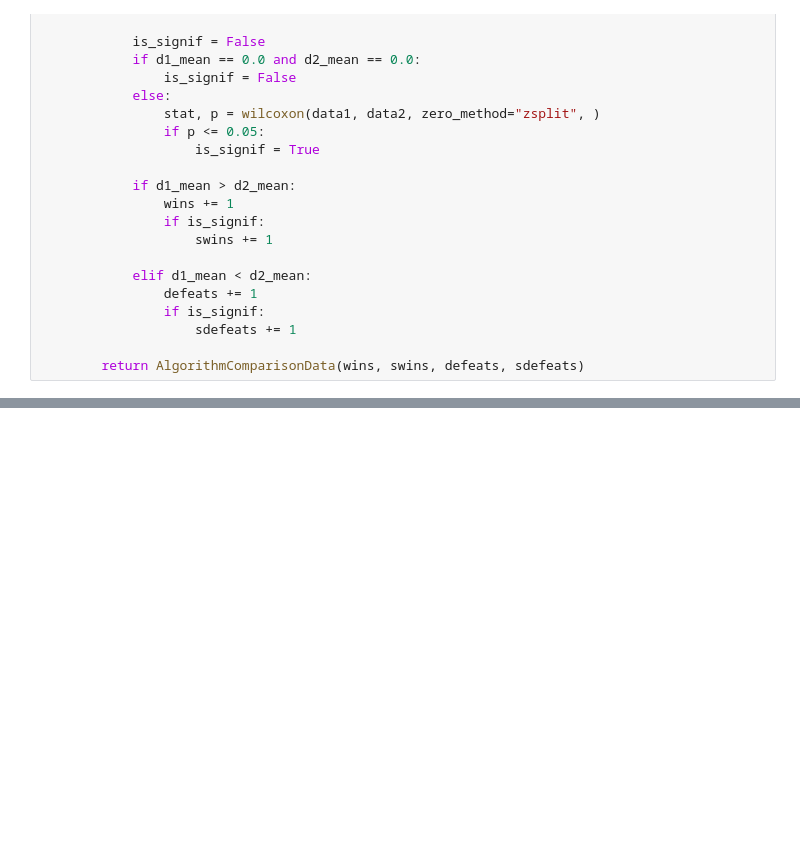
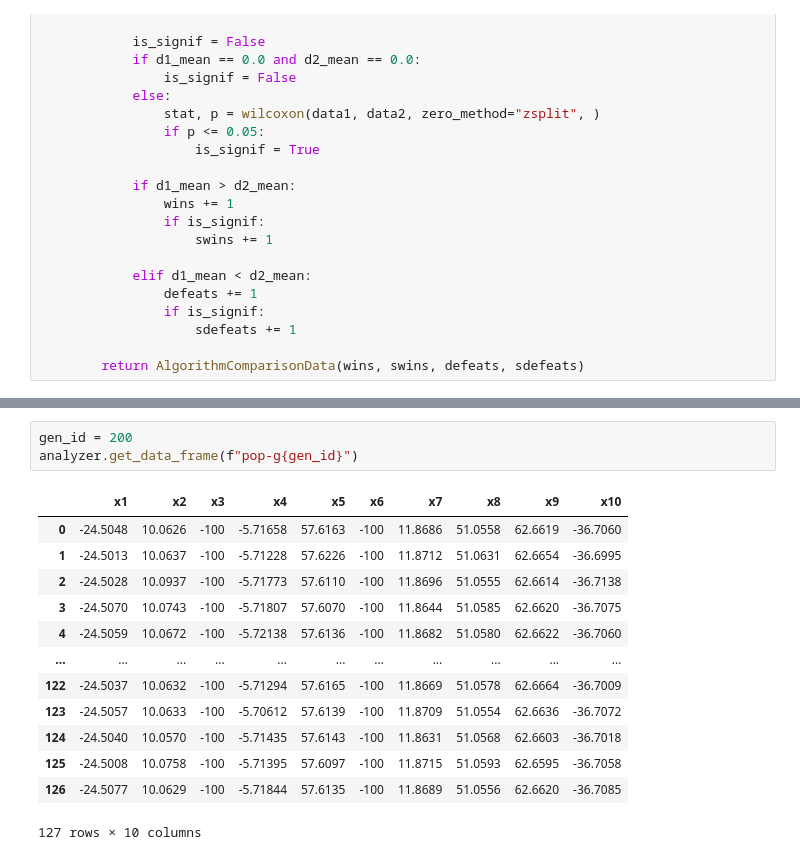
Before and after one commit to raphaelgoms/analysis-scripts, a Jupyter notebook: exps-data-analyzer.ipynb, the cells around one changed output, grey strips where cells are left out. Saved outputs shown, nothing was run; the diff lists cells and outputs as text; blank space fills up the shorter version.

```diff
--- a/exps-data-analyzer.ipynb
+++ b/exps-data-analyzer.ipynb
@@ -82,0 +128,17 @@ defeats: 12(2)
+# %%
+gen_id = 200
+analyzer.get_data_frame(f"pop-g{gen_id}")
+# %% [output]
+|  | x1 | x2 | x3 | x4 | x5 | x6 | x7 | x8 | x9 | x10 |
+| 0 | -24.5048 | 10.0626 | -100 | -5.71658 | 57.6163 | -100 | 11.8686 | 51.0558 | 62.6619 | -36.7060 |
+| 1 | -24.5013 | 10.0637 | -100 | -5.71228 | 57.6226 | -100 | 11.8712 | 51.0631 | 62.6654 | -36.6995 |
+| 2 | -24.5028 | 10.0937 | -100 | -5.71773 | 57.6110 | -100 | 11.8696 | 51.0555 | 62.6614 | -36.7138 |
+| 3 | -24.5070 | 10.0743 | -100 | -5.71807 | 57.6070 | -100 | 11.8644 | 51.0585 | 62.6620 | -36.7075 |
+| 4 | -24.5059 | 10.0672 | -100 | -5.72138 | 57.6136 | -100 | 11.8682 | 51.0580 | 62.6622 | -36.7060 |
+| ... | ... | ... | ... | ... | ... | ... | ... | ... | ... | ... |
+| 122 | -24.5037 | 10.0632 | -100 | -5.71294 | 57.6165 | -100 | 11.8669 | 51.0578 | 62.6664 | -36.7009 |
+| 123 | -24.5057 | 10.0633 | -100 | -5.70612 | 57.6139 | -100 | 11.8709 | 51.0554 | 62.6636 | -36.7072 |
+| 124 | -24.5040 | 10.0570 | -100 | -5.71435 | 57.6143 | -100 | 11.8631 | 51.0568 | 62.6603 | -36.7018 |
+| 125 | -24.5008 | 10.0758 | -100 | -5.71395 | 57.6097 | -100 | 11.8715 | 51.0593 | 62.6595 | -36.7058 |
+| 126 | -24.5077 | 10.0629 | -100 | -5.71844 | 57.6135 | -100 | 11.8689 | 51.0556 | 62.6620 | -36.7085 |
+127 rows × 10 columns
```
Also changed, not shown: parts of 6 cells of this notebook, 1 other file.
